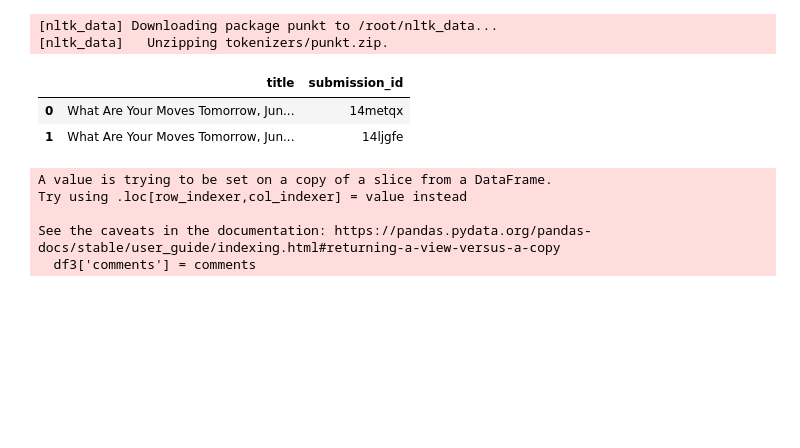
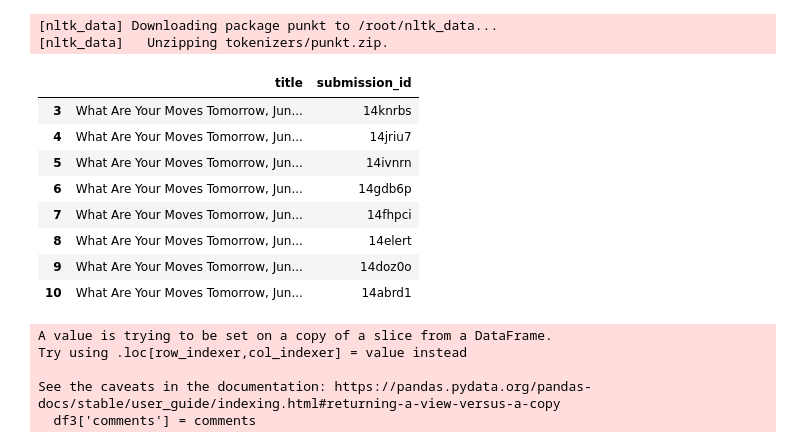
Before and after one commit to SChiu-project/CUSCS_project, a Jupyter notebook: Reddit_Project.ipynb, the cells around one changed output. Saved outputs shown, nothing was run; the diff lists cells and outputs as text; code cells hidden in the pictures; blank space fills up the shorter version.

```diff
--- a/Reddit_Project.ipynb
+++ b/Reddit_Project.ipynb
@@ -190,12 +177,18 @@ from nltk.probability import FreqDist
 [nltk_data] Downloading package punkt to /root/nltk_data...
 [nltk_data]   Unzipping tokenizers/punkt.zip.
 # %%
-df3 = df[:2]
+df3 = df[3:11]
 df3
 # %% [output]
 |  | title | submission_id |
-| 0 | What Are Your Moves Tomorrow, Jun... | 14metqx |
-| 1 | What Are Your Moves Tomorrow, Jun... | 14ljgfe |
+| 3 | What Are Your Moves Tomorrow, Jun... | 14knrbs |
+| 4 | What Are Your Moves Tomorrow, Jun... | 14jriu7 |
+| 5 | What Are Your Moves Tomorrow, Jun... | 14ivnrn |
+| 6 | What Are Your Moves Tomorrow, Jun... | 14gdb6p |
+| 7 | What Are Your Moves Tomorrow, Jun... | 14fhpci |
+| 8 | What Are Your Moves Tomorrow, Jun... | 14elert |
+| 9 | What Are Your Moves Tomorrow, Jun... | 14doz0o |
+| 10 | What Are Your Moves Tomorrow, Jun... | 14abrd1 |
 # %%
 # extract all comments under that thread
 
```
Also changed, not shown: parts of 9 cells of this notebook.
